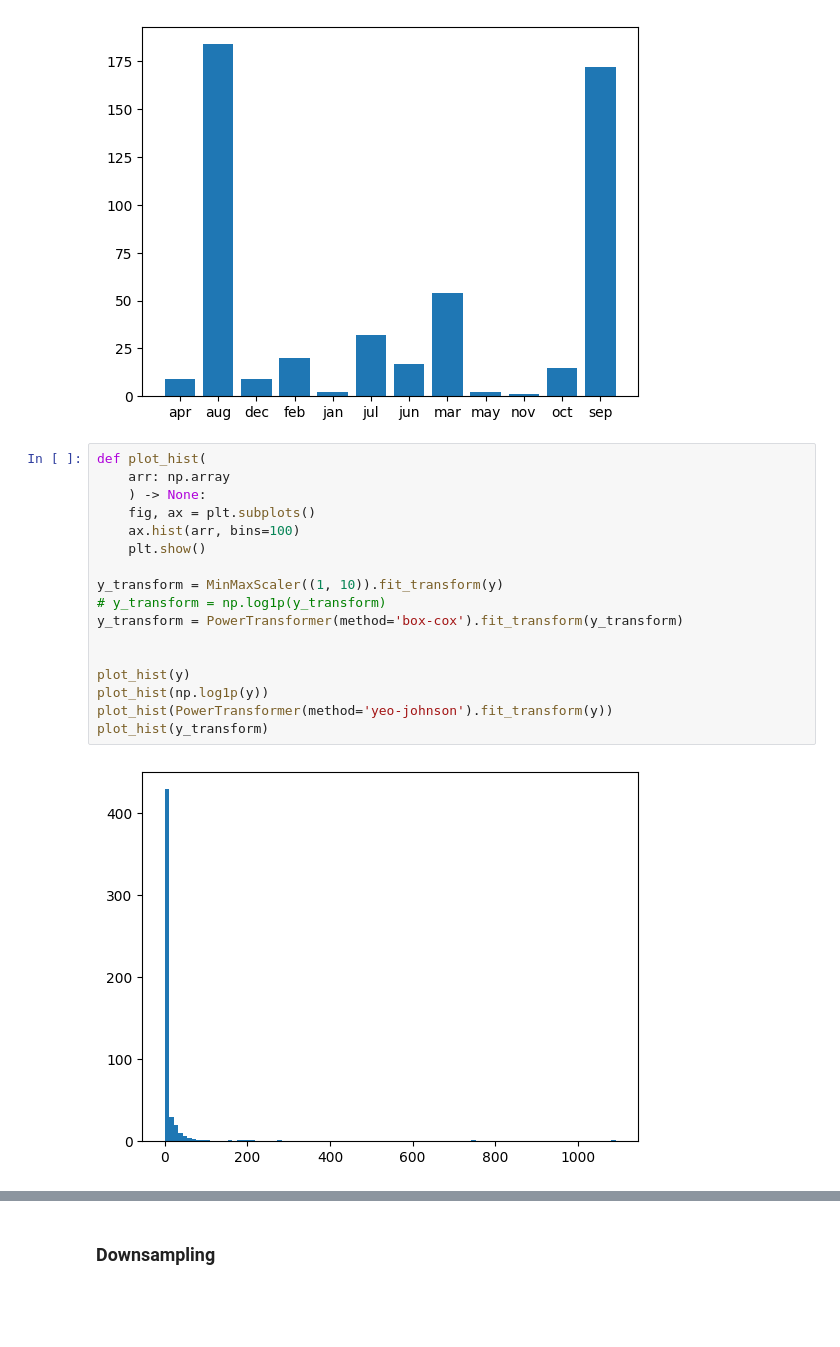
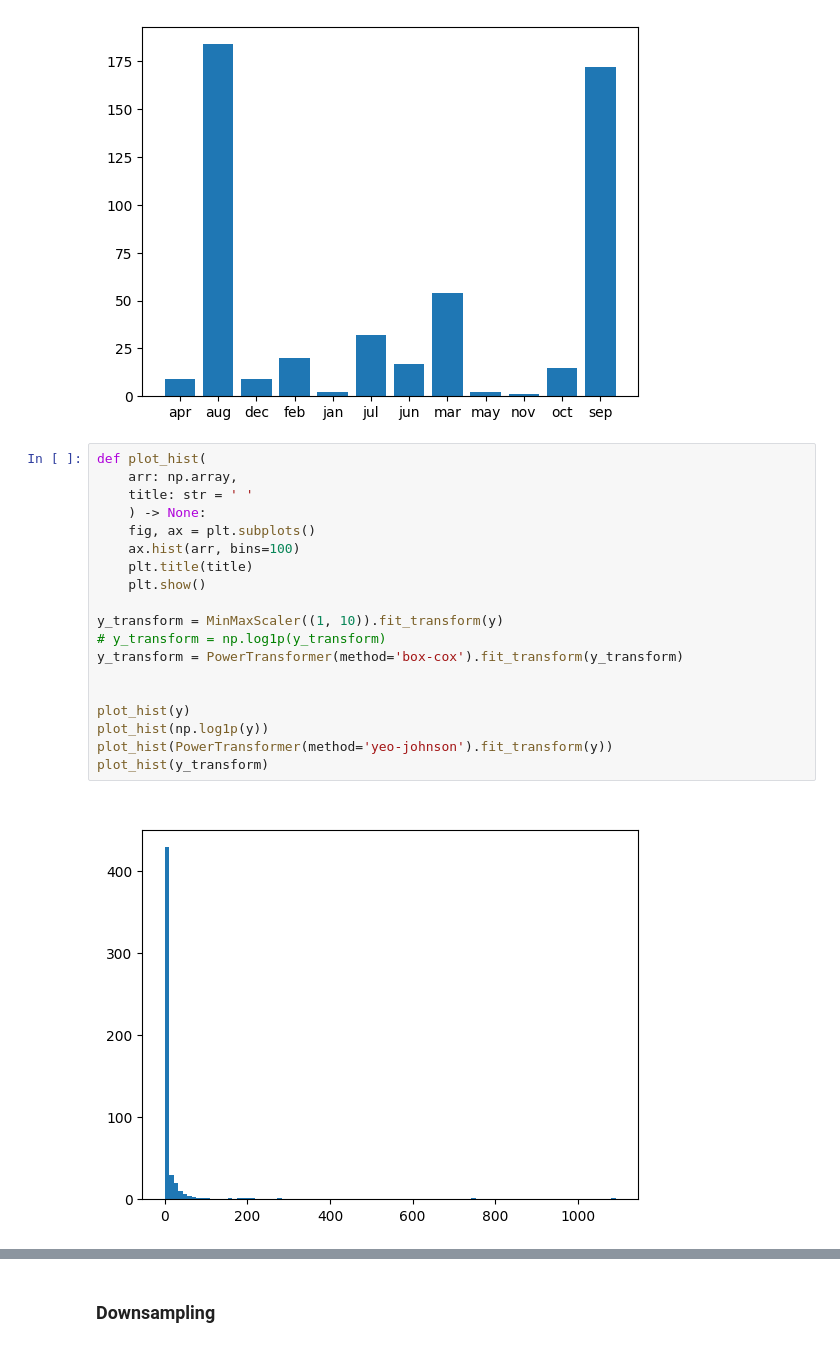
Before and after one commit to rossanot/production, a Jupyter notebook: 02_activities/assignments/assignment_2.ipynb, the cells around one changed output, grey strips where cells are left out. Cells and saved outputs as stored; diff of their text form; blank space fills up the shorter version.

```diff
--- a/02_activities/assignments/assignment_2.ipynb
+++ b/02_activities/assignments/assignment_2.ipynb
@@ -198,20 +198,22 @@ plt.bar(month_unique, month_counts)
 [figure]
 # %%
 def plot_hist(
-    arr: np.array
+    arr: np.array,
+    title: str = ' '
     ) -> None:
     fig, ax = plt.subplots()
     ax.hist(arr, bins=100)
+    plt.title(title)
     plt.show()
 
 y_transform = MinMaxScaler((1, 10)).fit_transform(y)
 # y_transform = np.log1p(y_transform)
 y_transform = PowerTransformer(method='box-cox').fit_transform(y_transform)
 
 
 plot_hist(y)
 plot_hist(np.log1p(y))
 plot_hist(PowerTransformer(method='yeo-johnson').fit_transform(y))
 plot_hist(y_transform)
 # %% [output]
-[figure, old version]
+[figure, new version]
```
Also changed, not shown: parts of 22 cells of this notebook.
